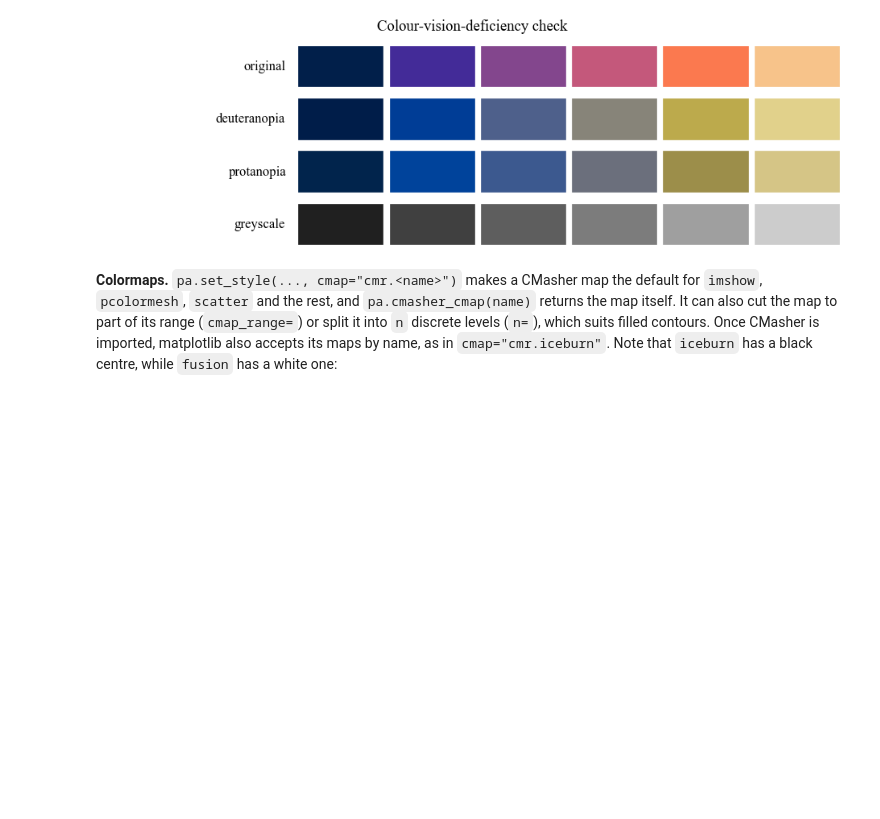
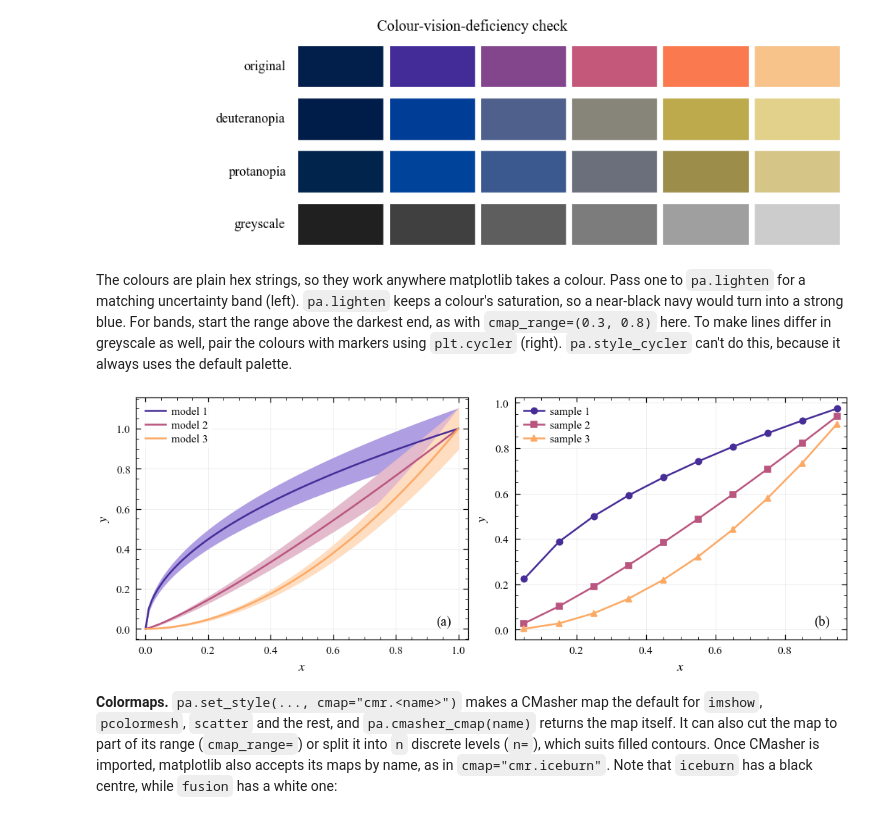
Before and after one commit to BehnoodBandi/plotastro, a Jupyter notebook: examples/tutorial.ipynb, the cells around one changed output. Cells and saved outputs as stored; diff of their text form; code cells hidden in the pictures; blank space fills up the shorter version.

```diff
--- a/examples/tutorial.ipynb
+++ b/examples/tutorial.ipynb
@@ -270,6 +334,38 @@ fig = pa.check_colors(pa.cmasher_colors("torch", n=6))
 plt.show()
 # %% [output]
 [figure]
+# %% [markdown]
+The colours are plain hex strings, so they work anywhere matplotlib takes
+a colour. Pass one to `pa.lighten` for a matching uncertainty band (left).
+`pa.lighten` keeps a colour's saturation, so a near-black navy would turn
+into a strong blue. For bands, start the range above the darkest end, as
+with `cmap_range=(0.3, 0.8)` here.
+To make lines differ in greyscale as well, pair the colours with markers
+using `plt.cycler` (right). `pa.style_cycler` can't do this, because it
+always uses the default palette.
+# %%
+colors = pa.cmasher_colors("torch", n=3, cmap_range=(0.3, 0.8))
+x = np.linspace(0, 1, 100)
+xd = np.linspace(0.05, 0.95, 10)
+
+fig, (ax1, ax2) = pa.subplots(1, 2, width="full", aspect=0.75)
+for i, color in enumerate(colors):
+    y = x ** (0.5 + 0.7 * i)
+    ax1.plot(x, y, color=color, label=f"model {i + 1}")
+    ax1.fill_between(x, 0.9 * y, 1.1 * y, color=pa.lighten(color, 0.6))
+
+ax2.set_prop_cycle(plt.cycler(color=colors) + plt.cycler(marker=pa.MARKERS[:3]))
+for i in range(3):
+    ax2.plot(xd, xd ** (0.5 + 0.7 * i), label=f"sample {i + 1}")
+
+for ax in (ax1, ax2):
+    ax.set_xlabel("$x$")
+    ax.set_ylabel("$y$")
+    ax.legend(loc="upper left")
+pa.label_panels([ax1, ax2], loc="lower right")
+plt.show()
+# %% [output]
+[figure, added]
 # %% [markdown]
 **Colormaps.** `pa.set_style(..., cmap="cmr.<name>")` makes a CMasher map
 the default for `imshow`, `pcolormesh`, `scatter` and the rest, and
```
Also changed, not shown: parts of 14 cells of this notebook, 6 other files.
